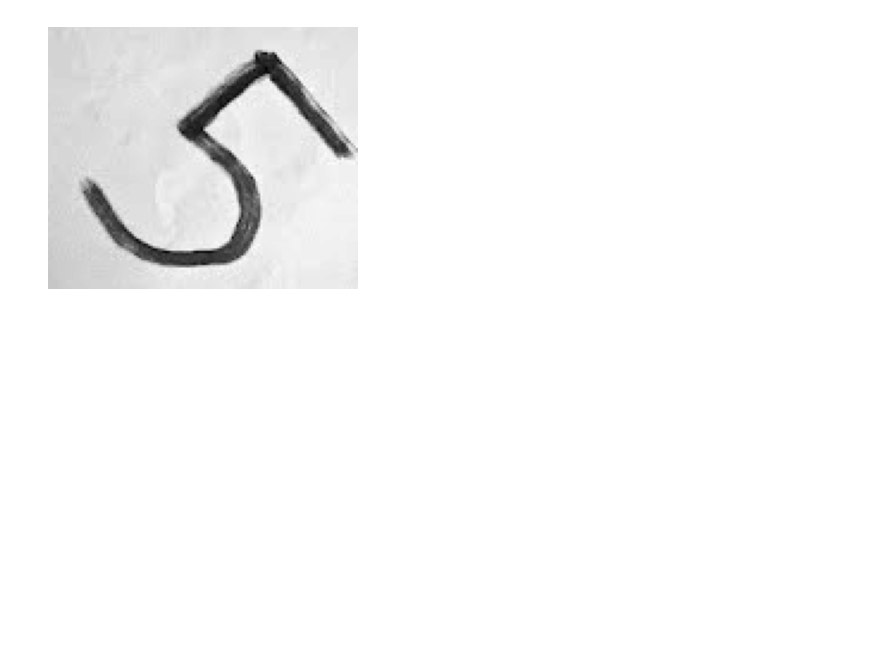
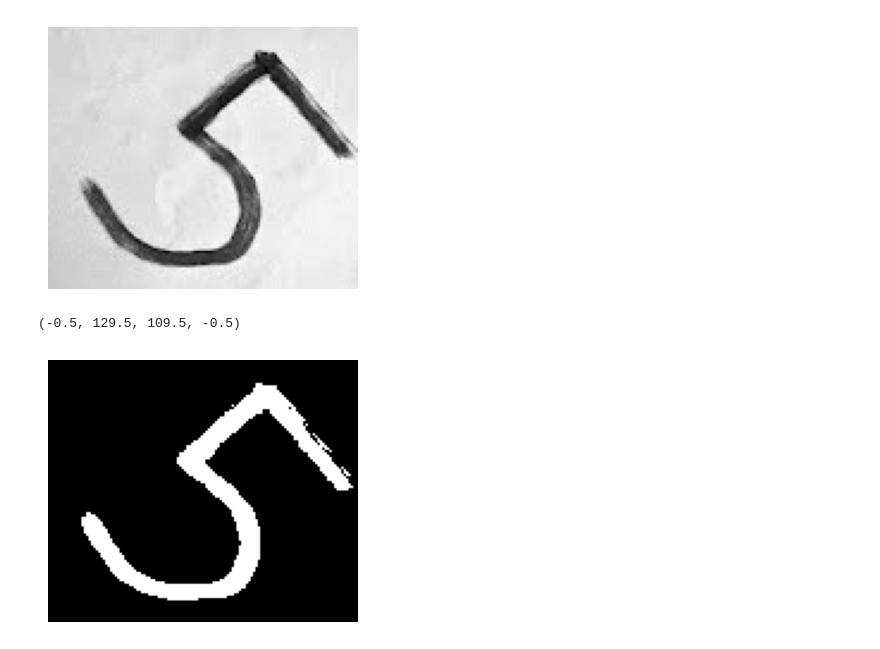
Before and after one commit to vc-2026-i/clasificacion-mnist-instructor, a Jupyter notebook: notebook.ipynb, the cells around one changed output. Cells and saved outputs as stored; diff of their text form; code cells hidden in the pictures; blank space fills up the shorter version.

```diff
--- a/notebook.ipynb
+++ b/notebook.ipynb
@@ -179,6 +220,14 @@ plt.axis('off')
 # %% [output]
 (-0.5, 129.5, 109.5, -0.5)
 [figure]
+# %%
+img_bin = np.where(img_dig > 128, 0, 255).astype('uint8')
+plt.figure(figsize=(4, 4))
+plt.imshow(img_bin, cmap='gray')
+plt.axis('off')
+# %% [output]
+(-0.5, 129.5, 109.5, -0.5)
+[figure, added]
 # %%
 # Rotar la imagen alpha grados
 alpha = 50 # Ángulo de rotación en grados
```
Also changed, not shown: parts of 11 cells of this notebook.
